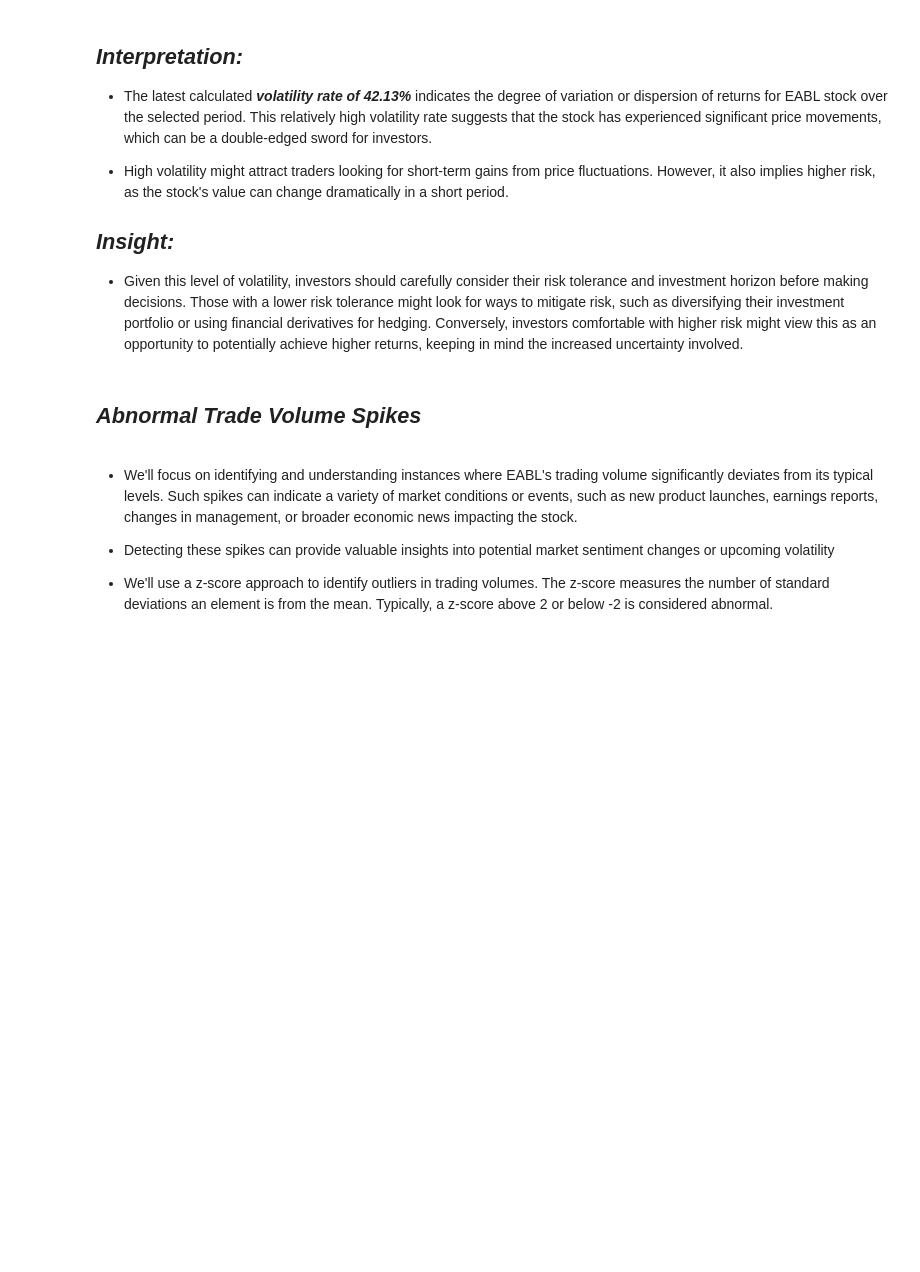
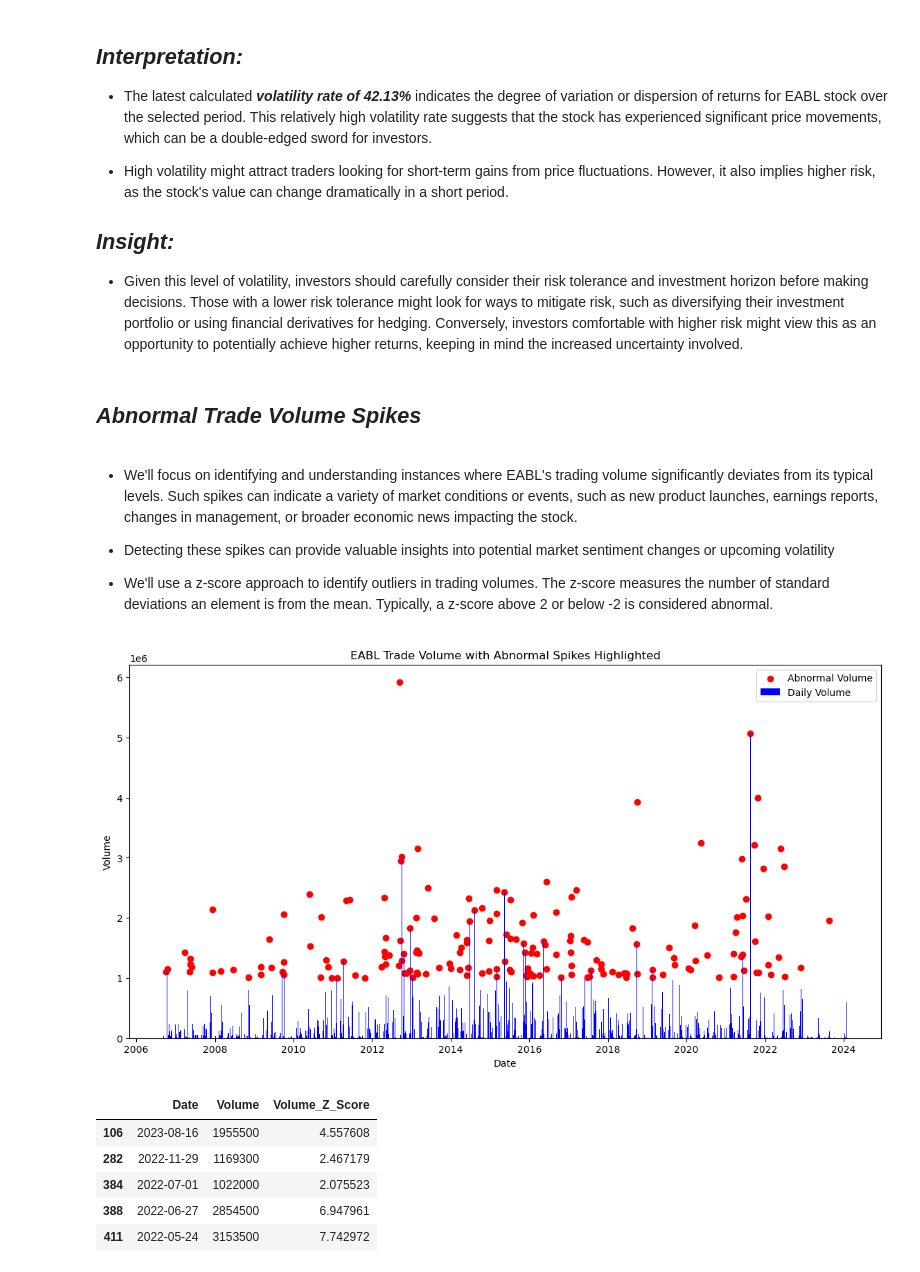
Before and after one commit to derak-isaack/dsc-capstone-project_finale, a Jupyter notebook: code/notebook.ipynb, the cells around one changed output. Drawn from its saved outputs; the diff is of its cells as text; code cells hidden in the pictures; blank space fills up the shorter version.

```diff
--- a/code/notebook.ipynb
+++ b/code/notebook.ipynb
@@ -247,3 +247,54 @@ Latest Calculated Volatility Rate: 42.13%
 - Detecting these spikes can provide valuable insights into potential market sentiment changes or upcoming volatility
 
 - We'll use a z-score approach to identify outliers in trading volumes. The z-score measures the number of standard deviations an element is from the mean. Typically, a z-score above 2 or below -2 is considered abnormal.
+# %%
+class AbnormalVolumeAnalysis:
+    """
+    A class to identify and analyze abnormal trade volumes.
+    """
+    def __init__(self, data):
+        self.data = data
+        self.data['Volume_Z_Score'] = (self.data['Volume'] - self.data['Volume'].mean()) / self.data['Volume'].std()
+
+    def detect_abnormal_volumes(self, threshold=2):
+        """
+        Identify days with abnormal trading volumes based on the z-score threshold.
+        A z-score above the threshold indicates a significant spike in volume.
+        """
+        self.data['Abnormal_Volume'] = self.data['Volume_Z_Score'].abs() >= threshold
+        return self.data[self.data['Abnormal_Volume']]
+
+    def plot_abnormal_volumes(self):
+        """
+        Visualize trading volumes and highlight days with abnormal volumes.
+        """
+        plt.figure(figsize=(14, 7))
+        plt.bar(self.data['Date'], self.data['Volume'], color='blue', label='Daily Volume')
+        # Highlight abnormal volume days
+        abnormal_days = self.data[self.data['Abnormal_Volume']]
+        plt.scatter(abnormal_days['Date'], abnormal_days['Volume'], color='red', label='Abnormal Volume')
+        plt.title('EABL Trade Volume with Abnormal Spikes Highlighted')
+        plt.xlabel('Date')
+        plt.ylabel('Volume')
+        plt.legend()
+        plt.show()
+
+# Initialize the class with the filled data
+abnormal_volume_analysis = AbnormalVolumeAnalysis(data_filled)
+
+# Detect and display abnormal volumes
+abnormal_volumes = abnormal_volume_analysis.detect_abnormal_volumes()
+
+# Plotting abnormal volumes
+abnormal_volume_analysis.plot_abnormal_volumes()
+
+# Display a few examples of detected abnormal volumes
+abnormal_volumes[['Date', 'Volume', 'Volume_Z_Score']].head()
+# %% [output]
+[figure, added]
+|  | Date | Volume | Volume_Z_Score |
+| 106 | 2023-08-16 | 1955500 | 4.557608 |
+| 282 | 2022-11-29 | 1169300 | 2.467179 |
+| 384 | 2022-07-01 | 1022000 | 2.075523 |
+| 388 | 2022-06-27 | 2854500 | 6.947961 |
+| 411 | 2022-05-24 | 3153500 | 7.742972 |
```
Also changed, not shown: parts of 5 cells of this notebook, 1 other file.
